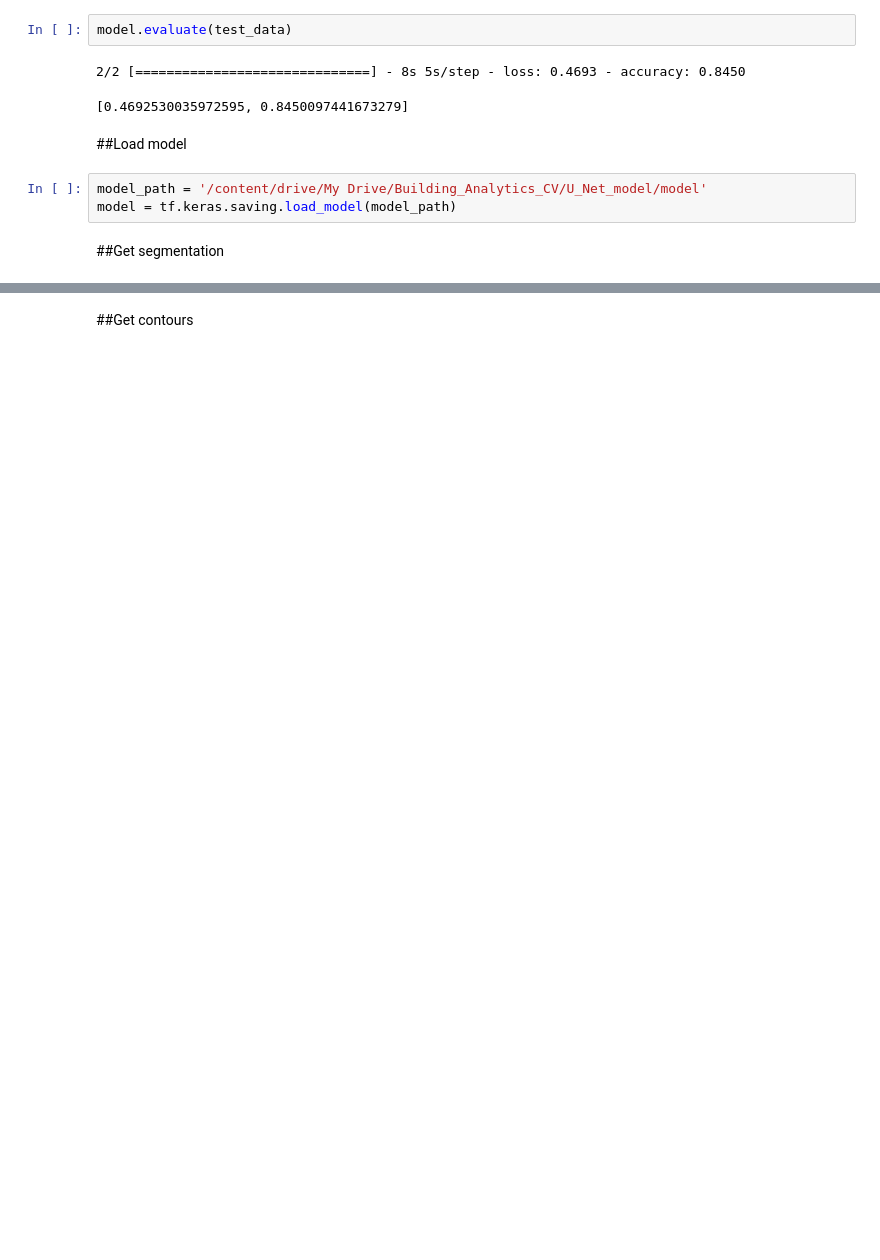
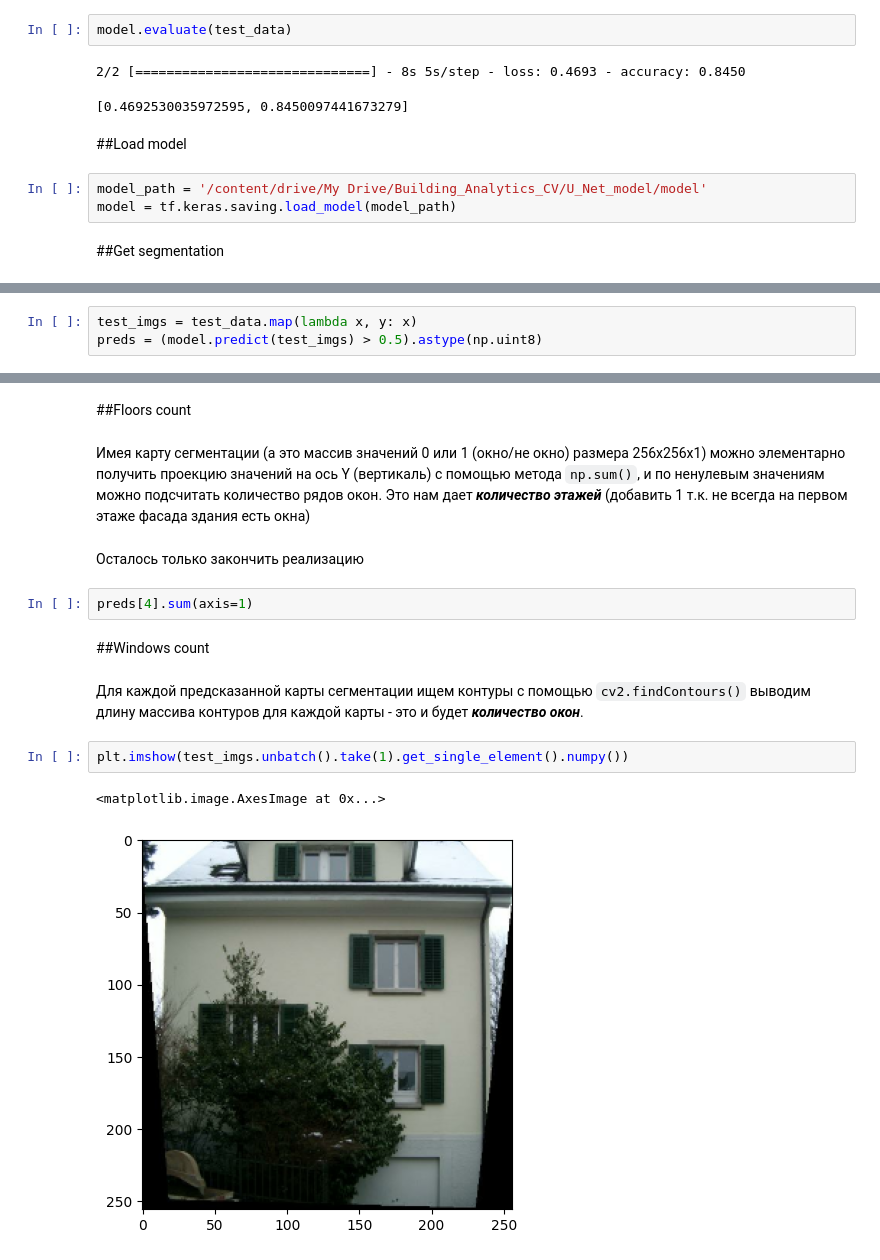
Before and after one commit to julianzim/Building_Analytics_with_CV, a Jupyter notebook: U_Net_model.ipynb, the cells around one changed output, grey strips where cells are left out. Saved outputs shown, nothing was run; the diff lists cells and outputs as text; blank space fills up the shorter version.

Commit message:
floor and windows count algorithms

```diff
--- a/U_Net_model.ipynb
+++ b/U_Net_model.ipynb
@@ -379,3 +424,6 @@ def getSomePredictions(data, n=3):
         plt.title('Masked')
         plt.axis('off')
         plt.show()
+# %%
+test_imgs = test_data.map(lambda x, y: x)
+preds = (model.predict(test_imgs) > 0.5).astype(np.uint8)
@@ -395,2 +445,17 @@ getSomePredictions(test_data, n=5)
-# %% [markdown]
-##Get contours
+# %% [markdown]
+##Floors count
+# %% [markdown]
+Имея карту сегментации (а это массив значений 0 или 1 (окно/не окно) размера 256х256х1) можно элементарно получить проекцию значений на ось Y (вертикаль) с помощью метода `np.sum()`, и по ненулевым значениям можно подсчитать количество рядов окон. Это нам дает ***количество этажей*** (добавить 1 т.к. не всегда на первом этаже фасада здания есть окна)
+# %% [markdown]
+Осталось только закончить реализацию
+# %%
+preds[4].sum(axis=1)
+# %% [markdown]
+##Windows count
+# %% [markdown]
+Для каждой предсказанной карты сегментации ищем контуры с помощью `cv2.findContours()` выводим длину массива контуров для каждой карты - это и будет ***количество окон***.
+# %%
+plt.imshow(test_imgs.unbatch().take(1).get_single_element().numpy())
+# %% [output]
+<matplotlib.image.AxesImage at 0x...>
+[figure, added]
```
Also changed, not shown: parts of 11 cells of this notebook.
